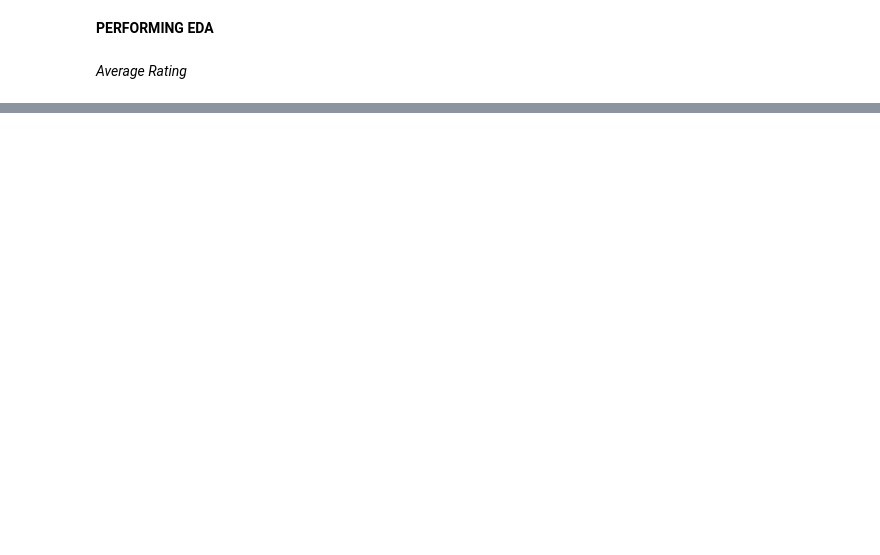
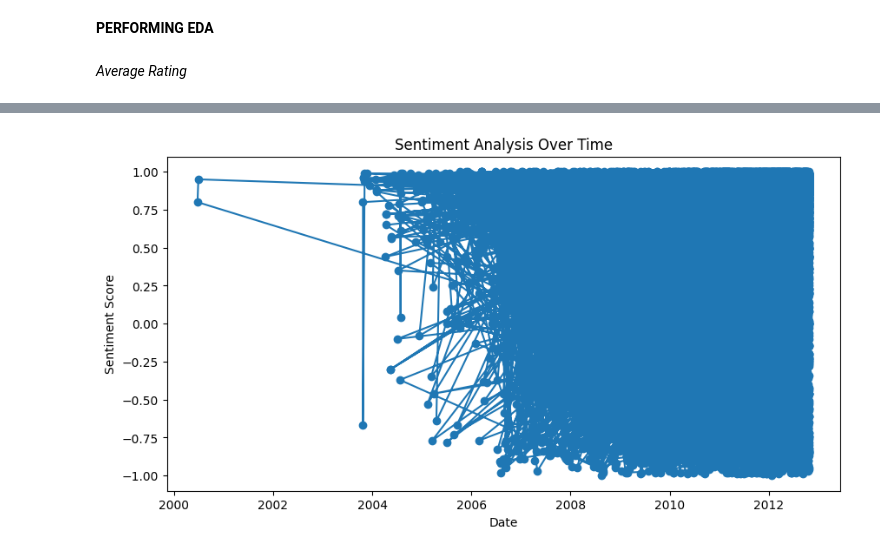
Before and after one commit to NityaVerma19/Product-Review-Analysis, a Jupyter notebook: data_cleaning.ipynb, the cells around one changed output, grey strips where cells are left out. Cells and saved outputs as stored; diff of their text form; code cells hidden in the pictures; blank space fills up the shorter version.

```diff
--- a/data_cleaning.ipynb
+++ b/data_cleaning.ipynb
@@ -532,0 +583,5 @@ df['Score'].mean()
+# %%
+sent = SentimentIntensityAnalyzer()  #create instance
+# %%
+polarity = [round(sent.polarity_scores(i)['compound'], 2) for i in df['Text']]
+df['sentiment_score'] = polarity
@@ -532,0 +598,9 @@ df['Score'].mean()
+# %%
+plt.figure(figsize=(10, 5))
+plt.plot(df.index, df['sentiment_score'], marker='o')
+plt.title('Sentiment Analysis Over Time')
+plt.xlabel('Date')
+plt.ylabel('Sentiment Score')
+plt.show()
+# %% [output]
+[figure, added]
```
Also changed, not shown: parts of 36 cells of this notebook.
